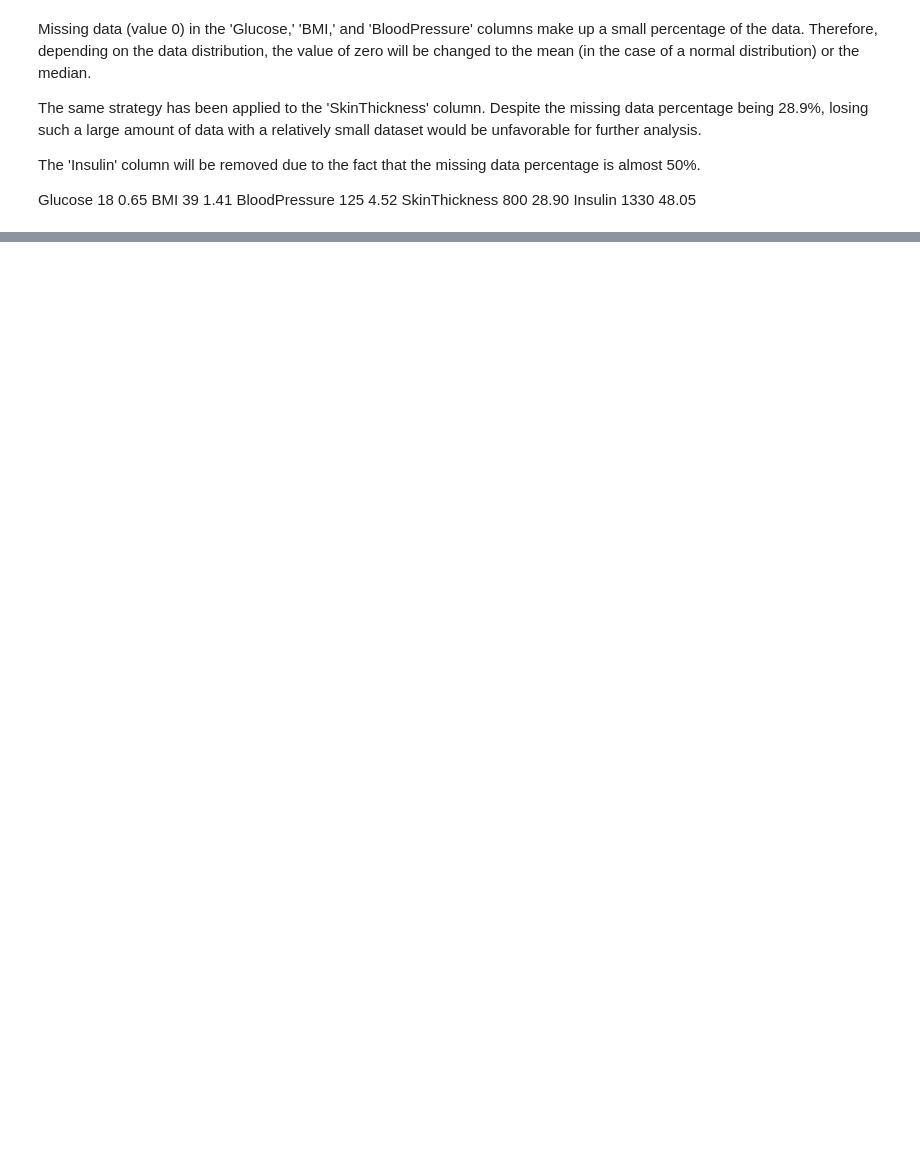
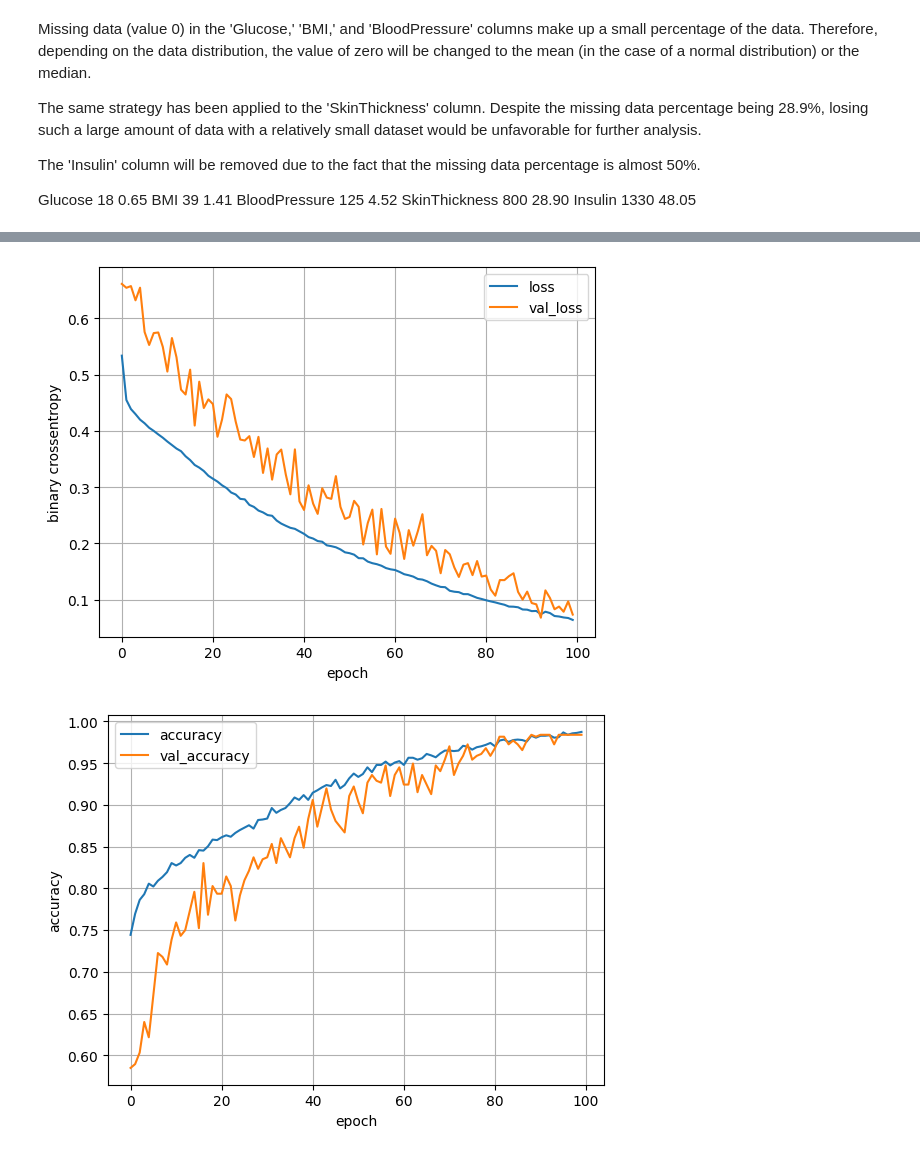
Before and after one commit to pythase/Diabetes_Project, a Jupyter notebook: diabets_project.ipynb, the cells around one changed output, grey strips where cells are left out. Drawn from its saved outputs; the diff is of its cells as text; code cells hidden in the pictures; blank space fills up the shorter version.

```diff
--- a/diabets_project.ipynb
+++ b/diabets_project.ipynb
@@ -185,0 +466,7 @@ plt.show()
+# %%
+# 64
+plot_loss(history)
+plot_accuracy(history)
+# %% [output]
+[figure, added]
+[figure, added]
```
Also changed, not shown: parts of 52 cells of this notebook.
